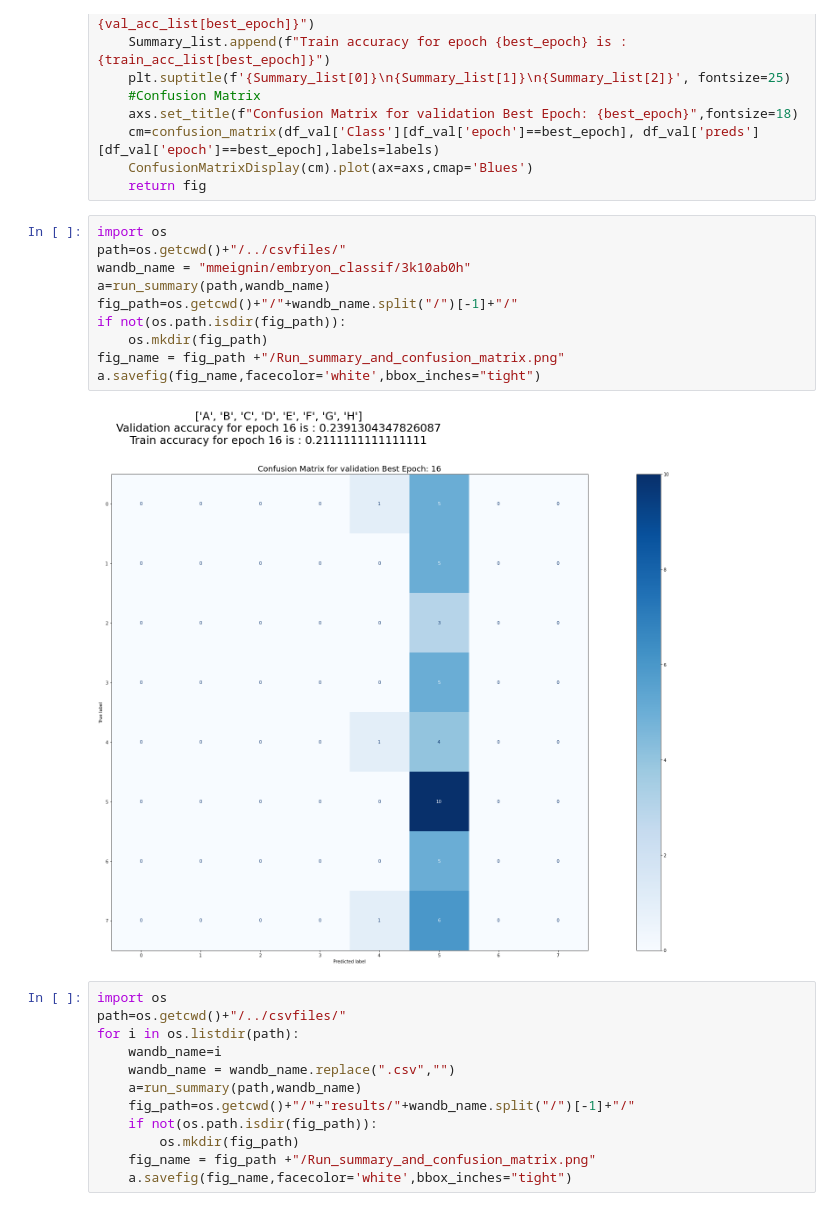
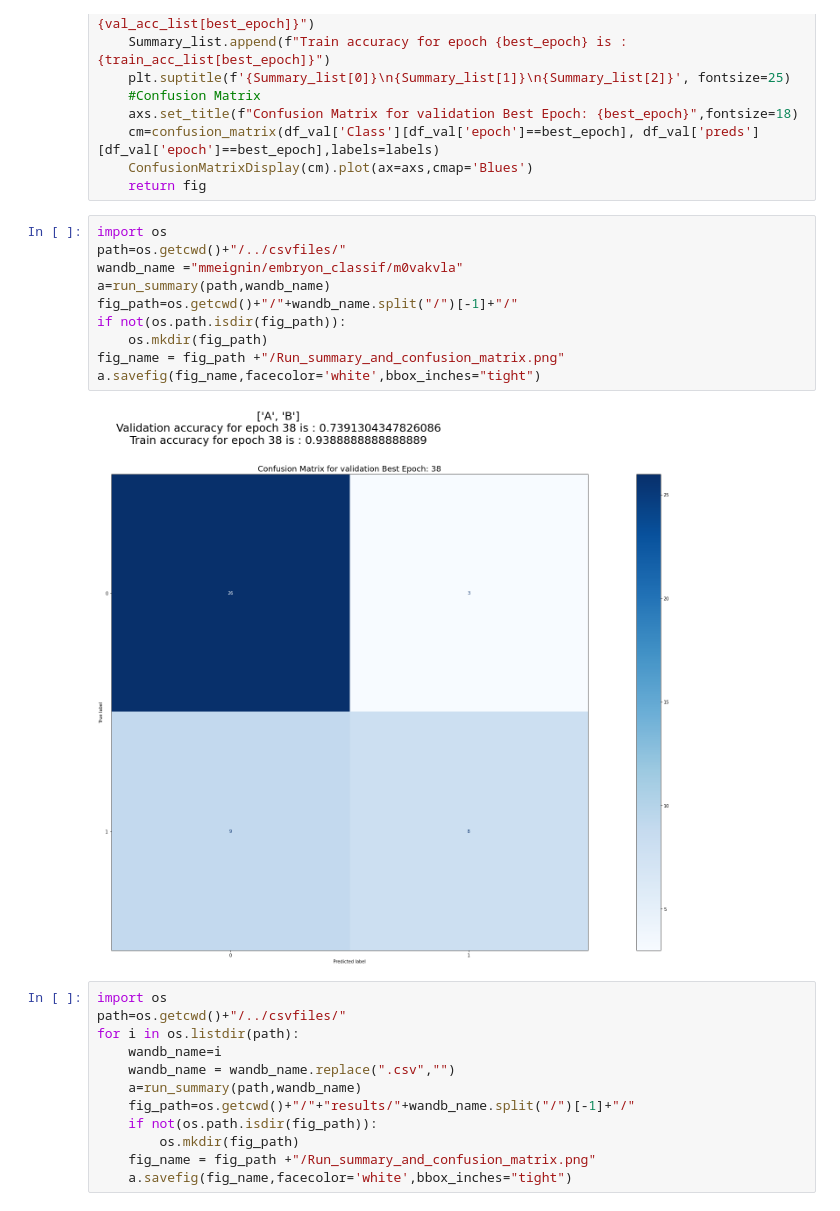
Before and after one commit to mmeignin/EmbryonClassif, a Jupyter notebook: Notebooks/CM.ipynb, the cells around one changed output. Drawn from its saved outputs; the diff is of its cells as text.

```diff
--- a/Notebooks/CM.ipynb
+++ b/Notebooks/CM.ipynb
@@ -91,15 +90,15 @@ def run_summary(pathtorun,wandb_name):
 # %%
 import os
 path=os.getcwd()+"/../csvfiles/"
-wandb_name = "mmeignin/embryon_classif/3k10ab0h"
+wandb_name ="mmeignin/embryon_classif/m0vakvla"
 a=run_summary(path,wandb_name)
 fig_path=os.getcwd()+"/"+wandb_name.split("/")[-1]+"/"
 if not(os.path.isdir(fig_path)):
     os.mkdir(fig_path)
 fig_name = fig_path +"/Run_summary_and_confusion_matrix.png"
 a.savefig(fig_name,facecolor='white',bbox_inches="tight")
 # %% [output]
-[figure, old version]
+[figure, new version]
 # %%
 import os
 path=os.getcwd()+"/../csvfiles/"
```
Also changed, not shown: parts of 2 cells of this notebook, 2 other files.
